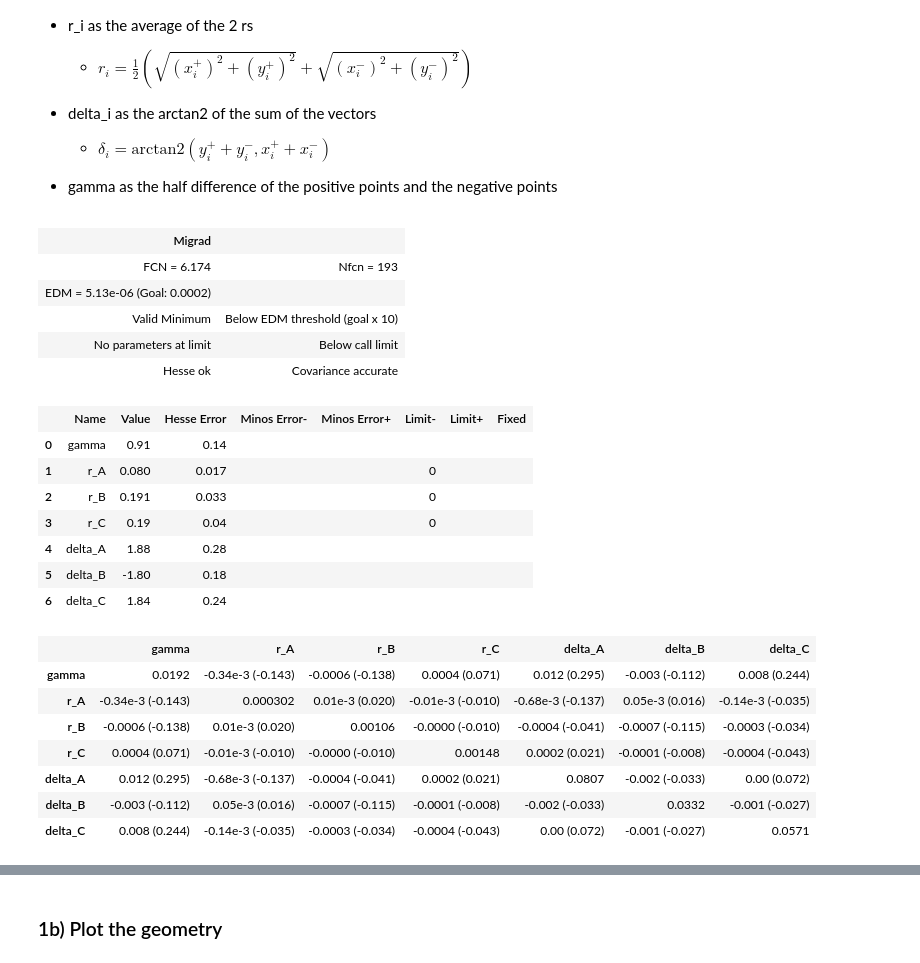
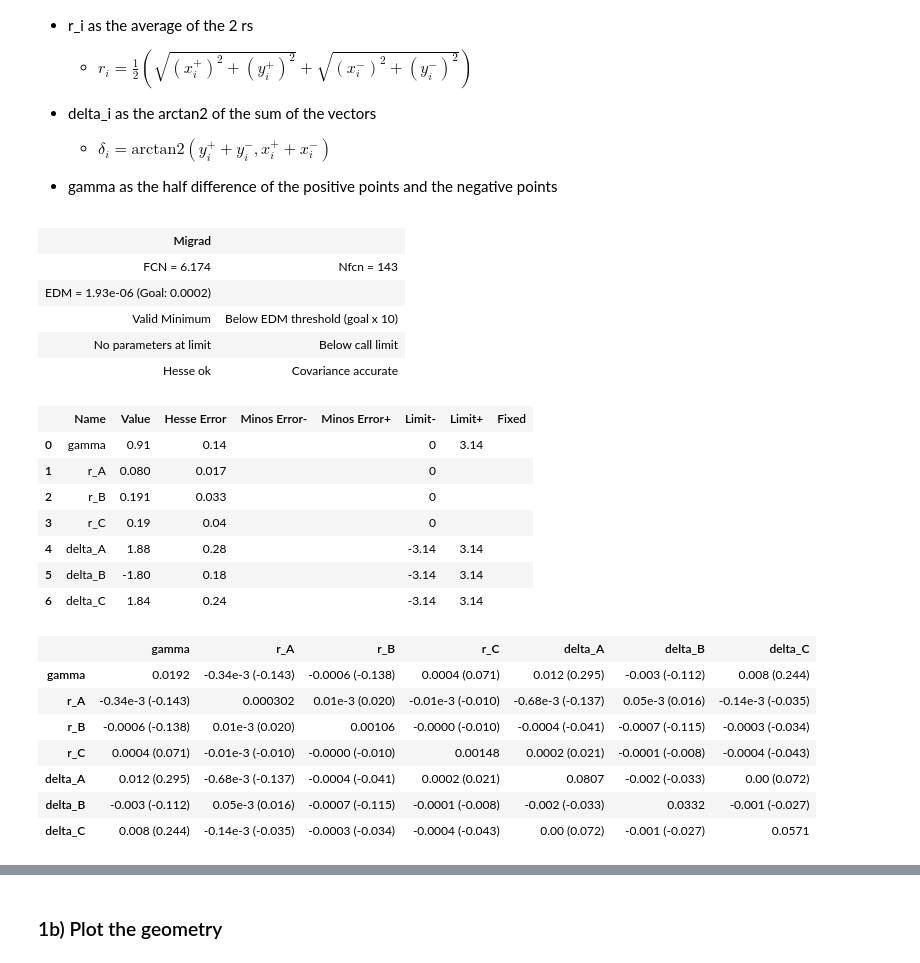
Before and after one commit to siahyeelong/S1_StatisticaMethods, a Jupyter notebook: solution.ipynb, the cells around one changed output, grey strips where cells are left out. Drawn from its saved outputs; the diff is of its cells as text; code cells hidden in the pictures.

```diff
--- a/solution.ipynb
+++ b/solution.ipynb
@@ -137,32 +137,35 @@ gamma_init = float(np.mean(gamma_guesses))
 # %%
 mi = Minuit(
     fcn=model_chi2,
     gamma=gamma_init,
     r_A=r_init[0], r_B=r_init[1], r_C=r_init[2],
     delta_A=delta_init[0], delta_B=delta_init[1], delta_C=delta_init[2],
 )
 mi.errordef = Minuit.LEAST_SQUARES  # Crucial: tells Minuit this is a chi^2 (Delta chi^2 = 1)
 mi.limits['r_A'] = (0, None)        # Amplitudes are r_i >= 0
 mi.limits['r_B'] = (0, None)
 mi.limits['r_C'] = (0, None)
+mi.limits['delta_A'] = (-np.pi, np.pi) # delta angles are from -pi to pi
+mi.limits['delta_B'] = (-np.pi, np.pi)
+mi.limits['delta_C'] = (-np.pi, np.pi)
+mi.limits['gamma'] = (0, np.pi) # TODO: is this necessary
 
 mi.migrad()  # Finds the minimum
-mi.hesse()   # Computes parabolic (HESSE) uncertainties
 # %% [output]
 | Migrad |  |
-| FCN = 6.174 | Nfcn = 193 |
-| EDM = 5.13e-06 (Goal: 0.0002) |  |
+| FCN = 6.174 | Nfcn = 143 |
+| EDM = 1.93e-06 (Goal: 0.0002) |  |
 | Valid Minimum | Below EDM threshold (goal x 10) |
 | No parameters at limit | Below call limit |
 | Hesse ok | Covariance accurate |
 |  | Name | Value | Hesse Error | Minos Error- | Minos Error+ | Limit- | Limit+ | Fixed |
-| 0 | gamma | 0.91 | 0.14 |  |  |  |  |  |
+| 0 | gamma | 0.91 | 0.14 |  |  | 0 | 3.14 |  |
 | 1 | r_A | 0.080 | 0.017 |  |  | 0 |  |  |
 | 2 | r_B | 0.191 | 0.033 |  |  | 0 |  |  |
 | 3 | r_C | 0.19 | 0.04 |  |  | 0 |  |  |
-| 4 | delta_A | 1.88 | 0.28 |  |  |  |  |  |
-| 5 | delta_B | -1.80 | 0.18 |  |  |  |  |  |
-| 6 | delta_C | 1.84 | 0.24 |  |  |  |  |  |
+| 4 | delta_A | 1.88 | 0.28 |  |  | -3.14 | 3.14 |  |
+| 5 | delta_B | -1.80 | 0.18 |  |  | -3.14 | 3.14 |  |
+| 6 | delta_C | 1.84 | 0.24 |  |  | -3.14 | 3.14 |  |
 |  | gamma | r_A | r_B | r_C | delta_A | delta_B | delta_C |
 | gamma | 0.0192 | -0.34e-3 (-0.143) | -0.0006 (-0.138) | 0.0004 (0.071) | 0.012 (0.295) | -0.003 (-0.112) | 0.008 (0.244) |
 | r_A | -0.34e-3 (-0.143) | 0.000302 | 0.01e-3 (0.020) | -0.01e-3 (-0.010) | -0.68e-3 (-0.137) | 0.05e-3 (0.016) | -0.14e-3 (-0.035) |
```
Also changed, not shown: parts of 17 cells of this notebook, 4 other files.
